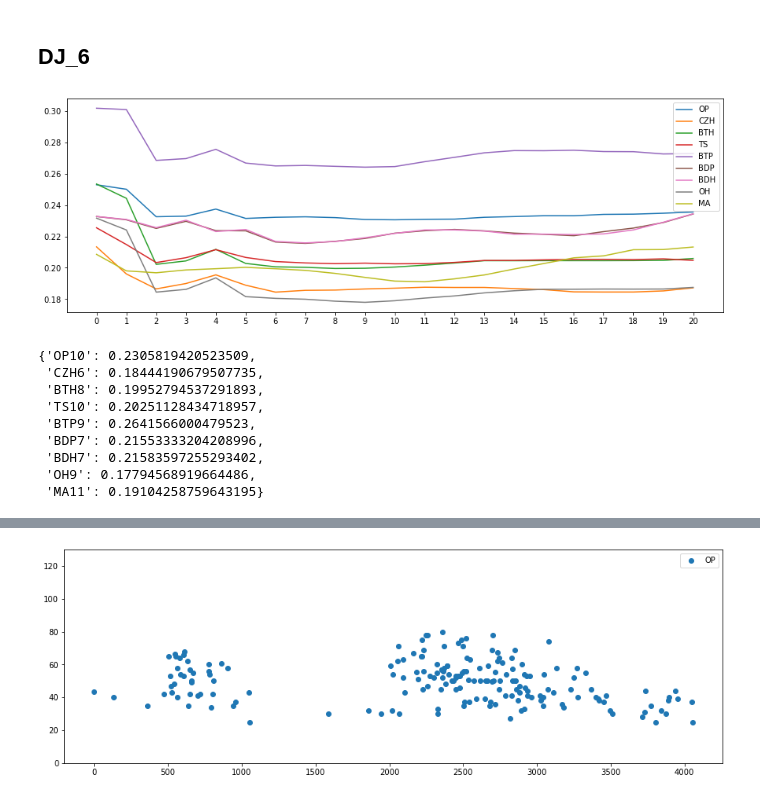
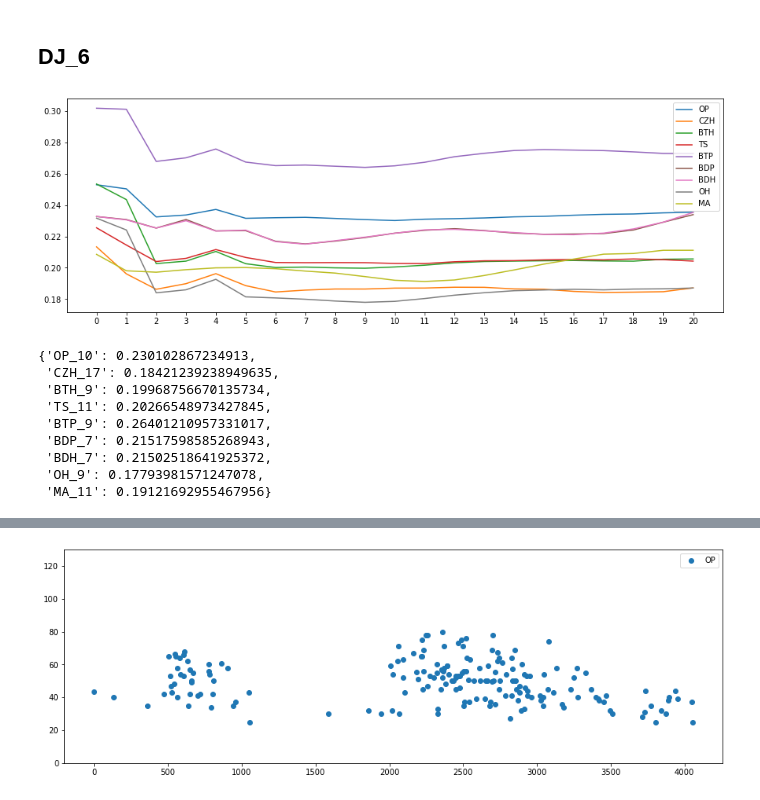
Before and after one commit to hyperplanning/HCYPPD, a Jupyter notebook: notebooks/Single_Element_Linear_Regression.ipynb, the cells around one changed output, grey strips where cells are left out. Drawn from its saved outputs; the diff is of its cells as text; code cells hidden in the pictures.

```diff
--- a/notebooks/Single_Element_Linear_Regression.ipynb
+++ b/notebooks/Single_Element_Linear_Regression.ipynb
@@ -246,13 +212,18 @@ end = 20
 # %%
+start = 0
+end = 20
+times = 10000
+total_rad_0 = {}
+
 rRMSE_degree = {}
-total_rad_0 = {}
 coeffs = {}
-init_x()
+
+init_x(total_rad_0, "DJ_0")
 
 for crop in crops:
     total_rdt = {}
 
-    data_array, rdt_array = init()
+    data_array, rdt_array = init(total_rad_0)
 
     test_degree_n(times)
 
@@ -265,8 +236,8 @@ best_predict = {}
 for crop in crops:
     temp_list = []
     for i in range(end - start + 1):
-        temp_list.append(rRMSE_degree[crop + str(i)])
-    best_predict[crop + str(temp_list.index(min(temp_list)))] = min(temp_list)
+        temp_list.append(rRMSE_degree[crop + "_" + str(i)])
+    best_predict[crop + "_" + str(temp_list.index(min(temp_list)))] = min(temp_list)
 
 best_predict
 # %% [output]
@@ -309,7 +280,7 @@ best_coeffs
 for crop in crops:
     total_rdt = {}
 
-    data_array, rdt_array = init()
+    data_array, rdt_array = init(total_rad_0)
 
     fig, ax = plt.subplots(figsize=(15, 5))
     plt.ylim((0, 130))
@@ -327,19 +298,3 @@ for crop in crops:
 [figure]
 # %% [markdown]
 ## DJ_6
-# %%
-def init_x():
-    for i in stations:
-        if i in provinces:
-            data_station = data[data["id_sta"] == i]
-            year_position = 0
-
-            for j in range(2017, 2023):
-                rad_6 = 0
-                for k in range(year_position, len(data_station)):
-                    if data_station.index[k].year == j:
-                        rad_6 += data_station["DJ_6"][k]
-                    else:
-                        year_position = k
-                        break
-                total_rad_6[str(provinces[i]) + "_" + str(j)] = rad_6
@@ -363,39 +301,44 @@ end = 20
 # %%
+start = 0
+end = 20
+times = 10000
+total_rad_6 = {}
+
 rRMSE_degree = {}
-total_rad_6 = {}
 coeffs = {}
-init_x()
+
+init_x(total_rad_6, "DJ_6")
 
 for crop in crops:
     total_rdt = {}
 
-    data_array, rdt_array = init()
+    data_array, rdt_array = init(total_rad_6)
 
     test_degree_n(times)
 
 draw()
 # %% [output]
-[figure, old version]
+[figure, new version]
 # %%
 best_predict = {}
 
 for crop in crops:
     temp_list = []
     for i in range(end - start + 1):
-        temp_list.append(rRMSE_degree[crop + str(i)])
-    best_predict[crop + str(temp_list.index(min(temp_list)))] = min(temp_list)
+        temp_list.append(rRMSE_degree[crop + "_" + str(i)])
+    best_predict[crop + "_" + str(temp_list.index(min(temp_list)))] = min(temp_list)
 
 best_predict
 # %% [output]
-{'OP10': 0.2305819420523509,
- 'CZH6': 0.18444190679507735,
- 'BTH8': 0.19952794537291893,
- 'TS10': 0.20251128434718957,
- 'BTP9': 0.2641566000479523,
- 'BDP7': 0.21553333204208996,
- 'BDH7': 0.21583597255293402,
- 'OH9': 0.17794568919664486,
- 'MA11': 0.19104258759643195}
+{'OP_10': 0.230102867234913,
+ 'CZH_17': 0.18421239238949635,
+ 'BTH_9': 0.19968756670135734,
+ 'TS_11': 0.20266548973427845,
+ 'BTP_9': 0.26401210957331017,
+ 'BDP_7': 0.21517598585268943,
+ 'BDH_7': 0.21502518641925372,
+ 'OH_9': 0.17793981571247078,
+ 'MA_11': 0.19121692955467956}
 # %%
 best_coeffs = {}
 
```
Also changed, not shown: parts of 24 cells of this notebook, 3 other files.
